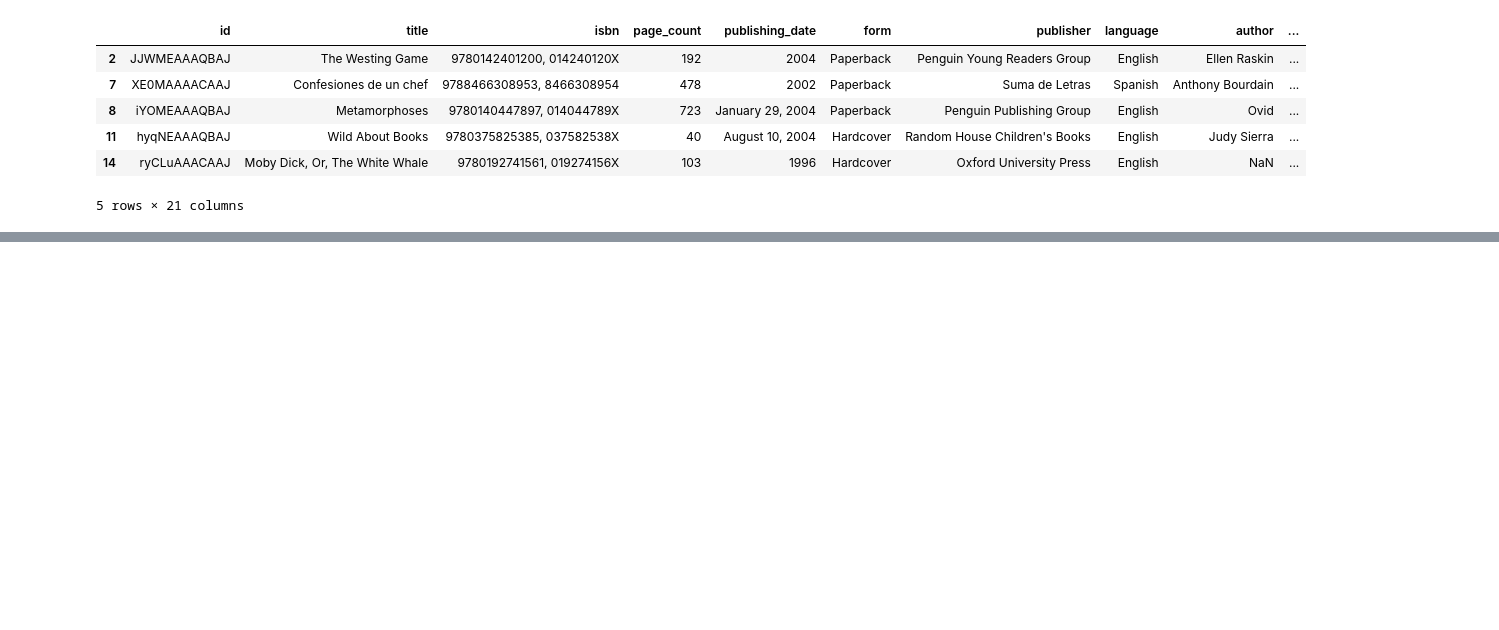
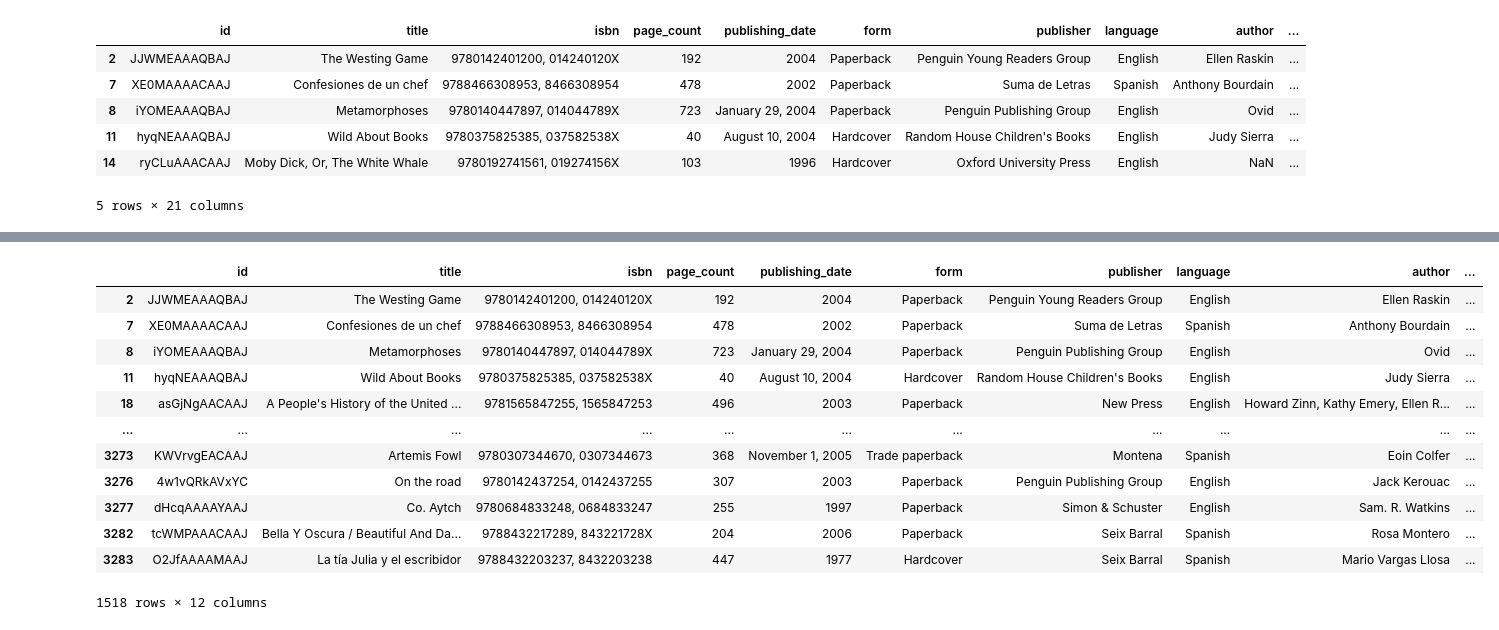
Before and after one commit to manny-pi/inst.414.final-project.repo, a Jupyter notebook: BenWork/BenAnalysis.ipynb, the cells around one changed output, grey strips where cells are left out. Saved outputs shown, nothing was run; the diff lists cells and outputs as text; code cells hidden in the pictures; blank space fills up the shorter version.

```diff
--- a/BenWork/BenAnalysis.ipynb
+++ b/BenWork/BenAnalysis.ipynb
@@ -112,0 +113,17 @@ book_df
+# %%
+books = books.dropna()
+books
+# %% [output]
+|  | id | title | isbn | page_count | publishing_date | form | publisher | language | author | ... |
+| 2 | JJWMEAAAQBAJ | The Westing Game | 9780142401200, 014240120X | 192 | 2004 | Paperback | Penguin Young Readers Group | English | Ellen Raskin | ... |
+| 7 | XE0MAAAACAAJ | Confesiones de un chef | 9788466308953, 8466308954 | 478 | 2002 | Paperback | Suma de Letras | Spanish | Anthony Bourdain | ... |
+| 8 | iYOMEAAAQBAJ | Metamorphoses | 9780140447897, 014044789X | 723 | January 29, 2004 | Paperback | Penguin Publishing Group | English | Ovid | ... |
+| 11 | hyqNEAAAQBAJ | Wild About Books | 9780375825385, 037582538X | 40 | August 10, 2004 | Hardcover | Random House Children's Books | English | Judy Sierra | ... |
+| 18 | asGjNgAACAAJ | A People's History of the United ... | 9781565847255, 1565847253 | 496 | 2003 | Paperback | New Press | English | Howard Zinn, Kathy Emery, Ellen R... | ... |
+| ... | ... | ... | ... | ... | ... | ... | ... | ... | ... | ... |
+| 3273 | KWVrvgEACAAJ | Artemis Fowl | 9780307344670, 0307344673 | 368 | November 1, 2005 | Trade paperback | Montena | Spanish | Eoin Colfer | ... |
+| 3276 | 4w1vQRkAVxYC | On the road | 9780142437254, 0142437255 | 307 | 2003 | Paperback | Penguin Publishing Group | English | Jack Kerouac | ... |
+| 3277 | dHcqAAAAYAAJ | Co. Aytch | 9780684833248, 0684833247 | 255 | 1997 | Paperback | Simon & Schuster | English | Sam. R. Watkins | ... |
+| 3282 | tcWMPAAACAAJ | Bella Y Oscura / Beautiful And Da... | 9788432217289, 843221728X | 204 | 2006 | Paperback | Seix Barral | Spanish | Rosa Montero | ... |
+| 3283 | O2JfAAAAMAAJ | La tía Julia y el escribidor | 9788432203237, 8432203238 | 447 | 1977 | Hardcover | Seix Barral | Spanish | Mario Vargas Llosa | ... |
+1518 rows × 12 columns
```
Also changed, not shown: parts of 31 cells of this notebook.
